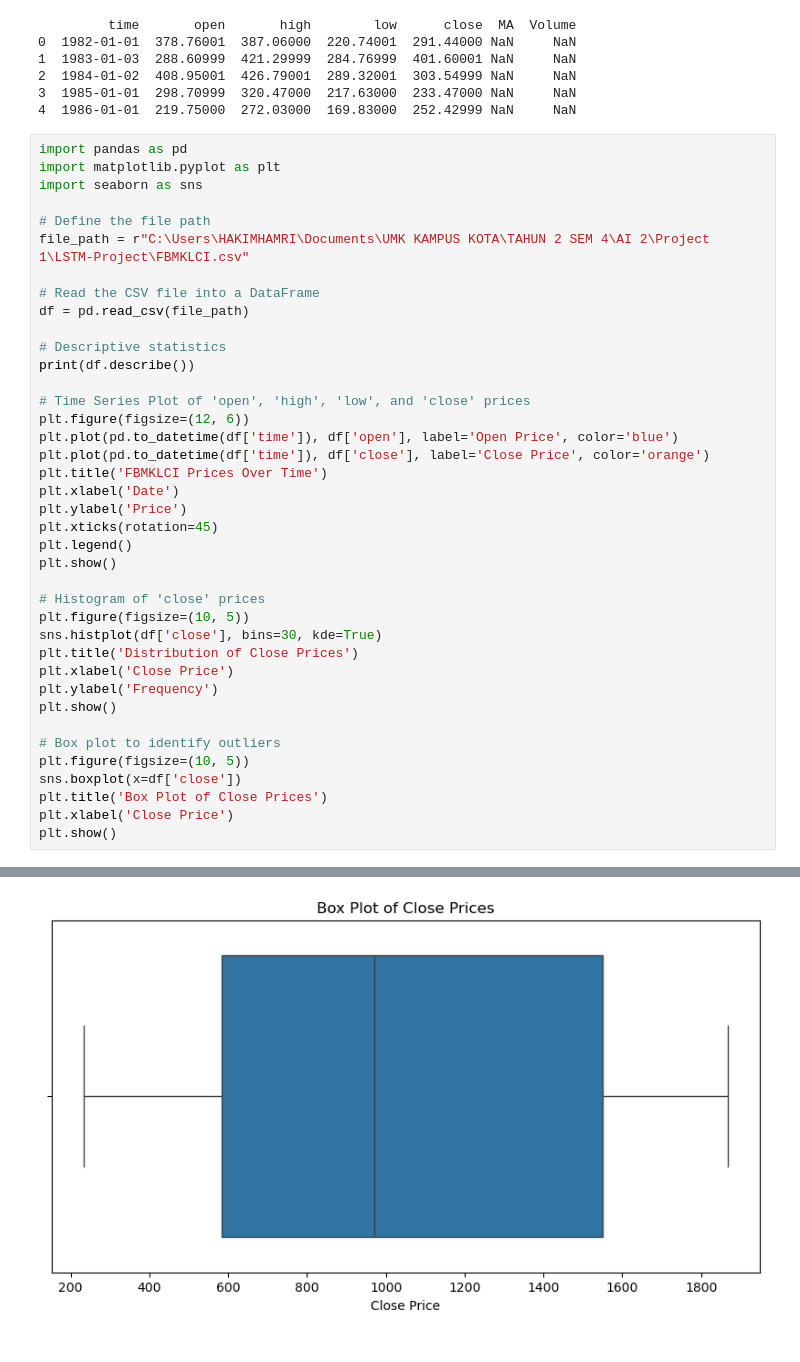
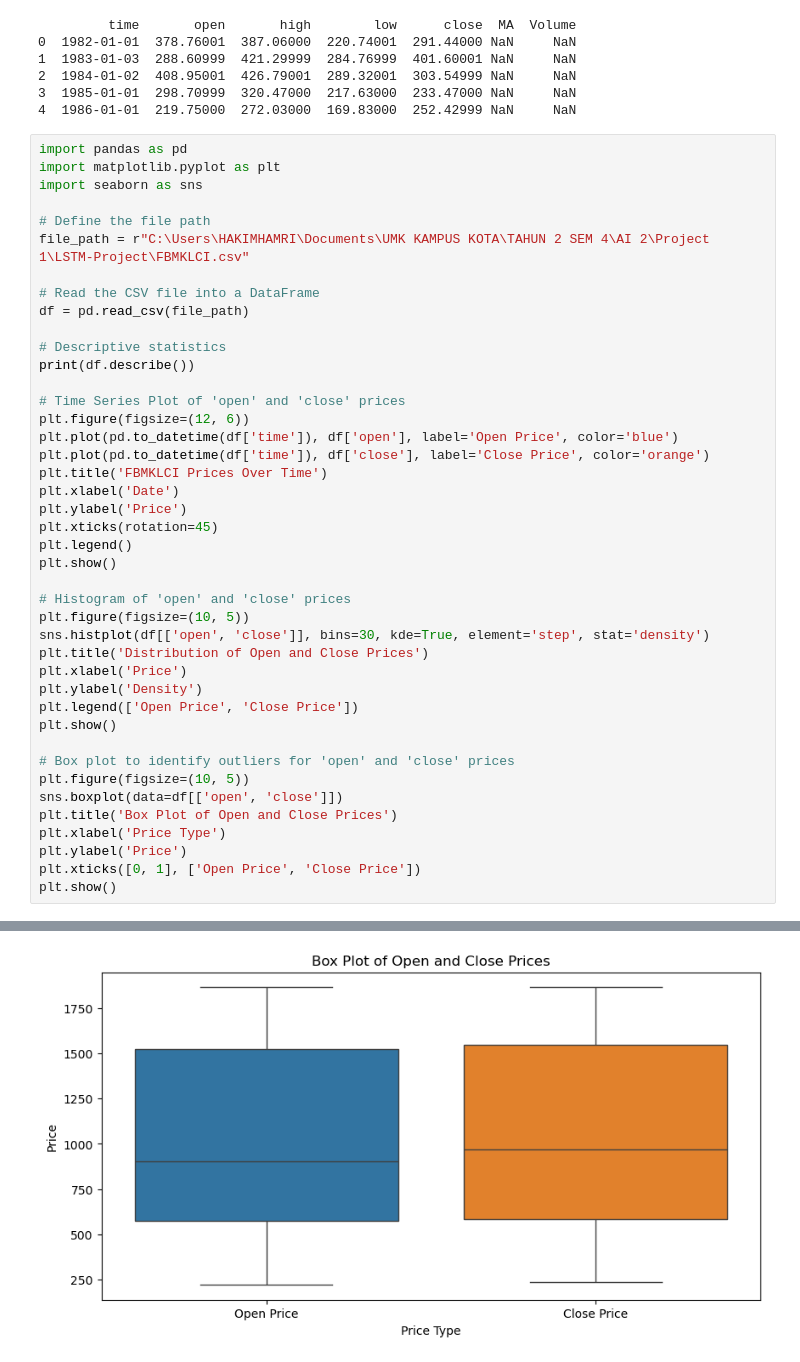
Before and after one commit to HakimHamri/LSTM-Project, a Jupyter notebook: EDA.ipynb, the cells around one changed output, grey strips where cells are left out. Saved outputs shown, nothing was run; the diff lists cells and outputs as text.

```diff
--- a/EDA.ipynb
+++ b/EDA.ipynb
@@ -28,7 +28,7 @@ df = pd.read_csv(file_path)
 # Descriptive statistics
 print(df.describe())
 
-# Time Series Plot of 'open', 'high', 'low', and 'close' prices
+# Time Series Plot of 'open' and 'close' prices
 plt.figure(figsize=(12, 6))
 plt.plot(pd.to_datetime(df['time']), df['open'], label='Open Price', color='blue')
 plt.plot(pd.to_datetime(df['time']), df['close'], label='Close Price', color='orange')
@@ -39,19 +39,22 @@ plt.xticks(rotation=45)
 plt.legend()
 plt.show()
 
-# Histogram of 'close' prices
+# Histogram of 'open' and 'close' prices
 plt.figure(figsize=(10, 5))
-sns.histplot(df['close'], bins=30, kde=True)
-plt.title('Distribution of Close Prices')
-plt.xlabel('Close Price')
-plt.ylabel('Frequency')
+sns.histplot(df[['open', 'close']], bins=30, kde=True, element='step', stat='density')
+plt.title('Distribution of Open and Close Prices')
+plt.xlabel('Price')
+plt.ylabel('Density')
+plt.legend(['Open Price', 'Close Price'])
 plt.show()
 
-# Box plot to identify outliers
+# Box plot to identify outliers for 'open' and 'close' prices
 plt.figure(figsize=(10, 5))
-sns.boxplot(x=df['close'])
-plt.title('Box Plot of Close Prices')
-plt.xlabel('Close Price')
+sns.boxplot(data=df[['open', 'close']])
+plt.title('Box Plot of Open and Close Prices')
+plt.xlabel('Price Type')
+plt.ylabel('Price')
+plt.xticks([0, 1], ['Open Price', 'Close Price'])
 plt.show()
 # %% [output]
               open         high          low        close   MA  Volume
@@ -68 +71 @@ max    1865.730000  1896.230000  1671.819900  1866.960000  NaN     NaN
-[figure, old version]
+[figure, new version]
```
Also changed, not shown: parts of 1 cell of this notebook.
